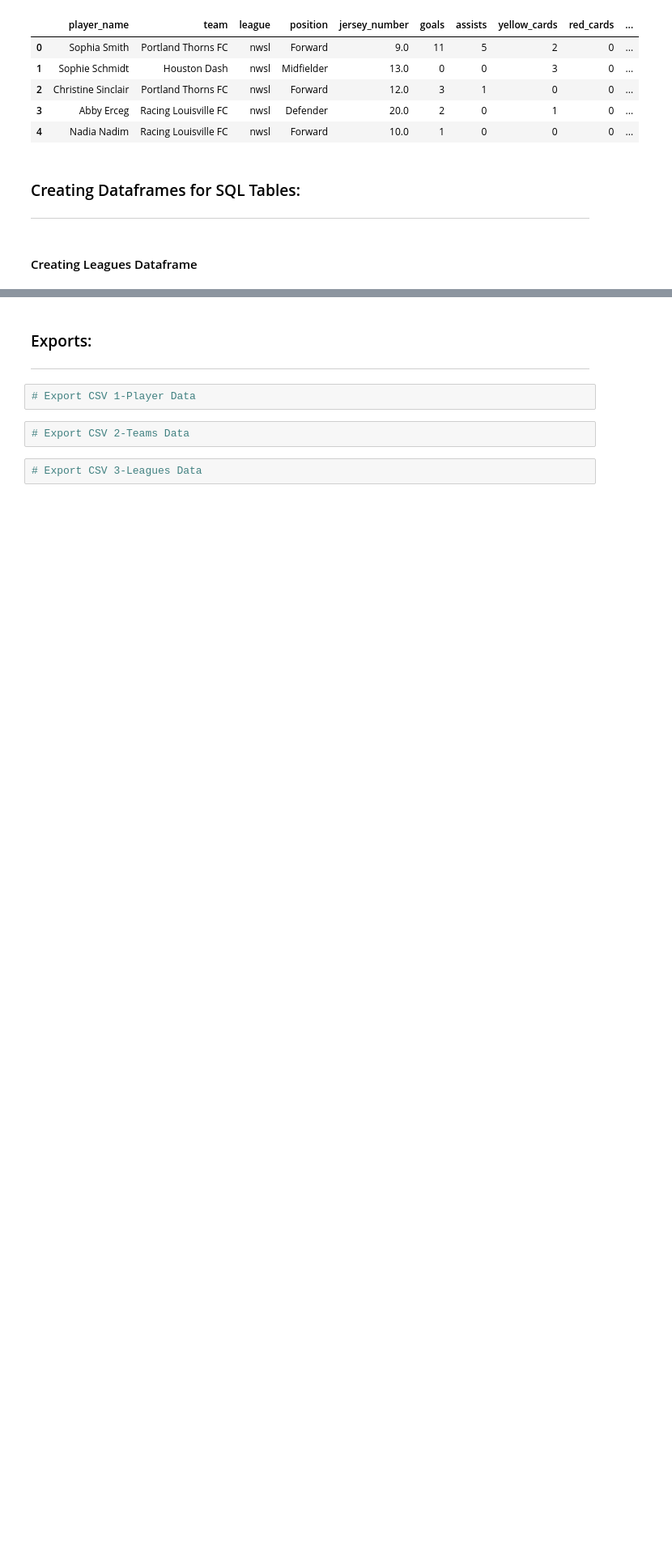
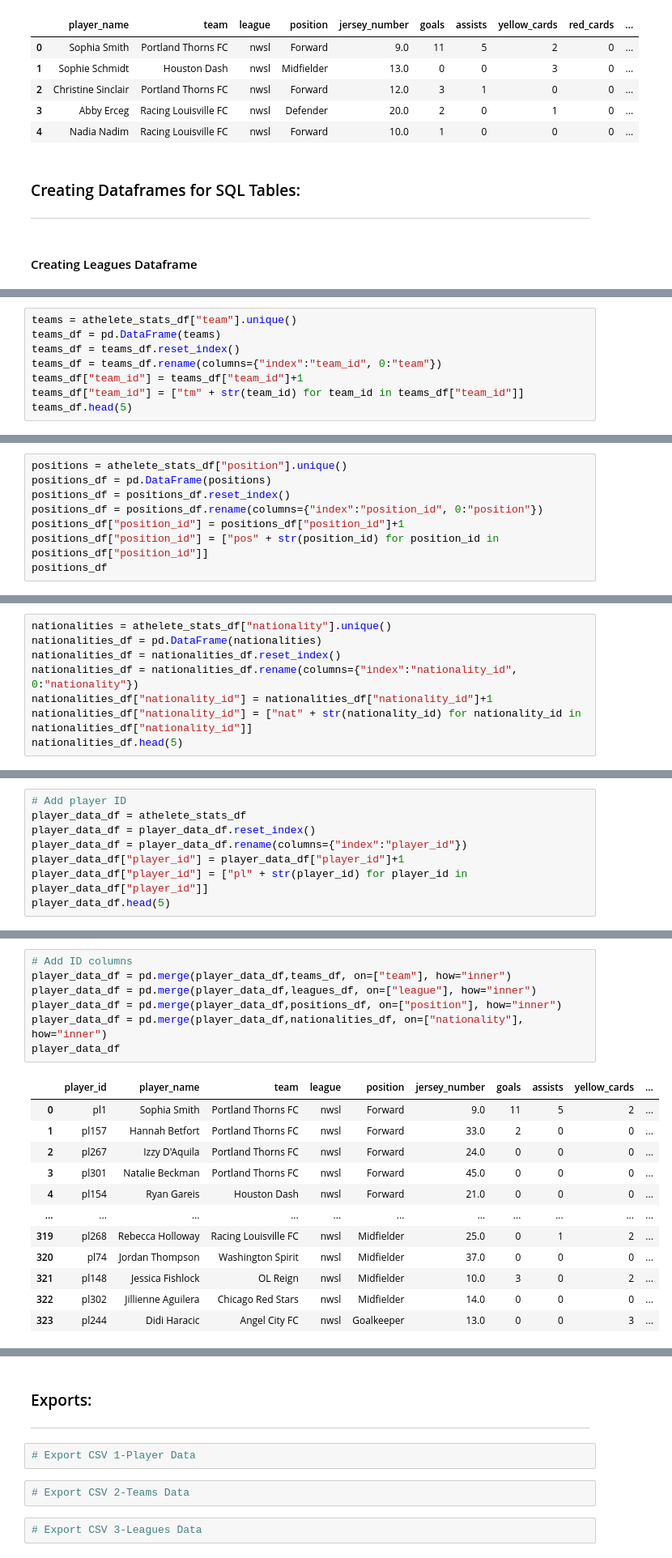
Before and after one commit to cwolf1424/Project_3, a Jupyter notebook: 1-data_cleaning/cleaning.ipynb, the cells around one changed output, grey strips where cells are left out. Shown at 81% size. Saved outputs shown, nothing was run; the diff lists cells and outputs as text; blank space fills up the shorter version.

```diff
--- a/1-data_cleaning/cleaning.ipynb
+++ b/1-data_cleaning/cleaning.ipynb
@@ -273,0 +276,8 @@ leagues_df
+# %%
+teams = athelete_stats_df["team"].unique()
+teams_df = pd.DataFrame(teams)
+teams_df = teams_df.reset_index()
+teams_df = teams_df.rename(columns={"index":"team_id", 0:"team"})
+teams_df["team_id"] = teams_df["team_id"]+1
+teams_df["team_id"] = ["tm" + str(team_id) for team_id in teams_df["team_id"]]
+teams_df.head(5)
@@ -273,0 +304,8 @@ leagues_df
+# %%
+positions = athelete_stats_df["position"].unique()
+positions_df = pd.DataFrame(positions)
+positions_df = positions_df.reset_index()
+positions_df = positions_df.rename(columns={"index":"position_id", 0:"position"})
+positions_df["position_id"] = positions_df["position_id"]+1
+positions_df["position_id"] = ["pos" + str(position_id) for position_id in positions_df["position_id"]]
+positions_df
@@ -273,0 +320,8 @@ leagues_df
+# %%
+nationalities = athelete_stats_df["nationality"].unique()
+nationalities_df = pd.DataFrame(nationalities)
+nationalities_df = nationalities_df.reset_index()
+nationalities_df = nationalities_df.rename(columns={"index":"nationality_id", 0:"nationality"})
+nationalities_df["nationality_id"] = nationalities_df["nationality_id"]+1
+nationalities_df["nationality_id"] = ["nat" + str(nationality_id) for nationality_id in nationalities_df["nationality_id"]]
+nationalities_df.head(5)
@@ -273,0 +337,8 @@ leagues_df
+# %%
+# Add player ID
+player_data_df = athelete_stats_df
+player_data_df = player_data_df.reset_index()
+player_data_df = player_data_df.rename(columns={"index":"player_id"})
+player_data_df["player_id"] = player_data_df["player_id"]+1
+player_data_df["player_id"] = ["pl" + str(player_id) for player_id in player_data_df["player_id"]]
+player_data_df.head(5)
@@ -273,0 +352,20 @@ leagues_df
+# %%
+# Add ID columns
+player_data_df = pd.merge(player_data_df,teams_df, on=["team"], how="inner")
+player_data_df = pd.merge(player_data_df,leagues_df, on=["league"], how="inner")
+player_data_df = pd.merge(player_data_df,positions_df, on=["position"], how="inner")
+player_data_df = pd.merge(player_data_df,nationalities_df, on=["nationality"], how="inner")
+player_data_df
+# %% [output]
+|  | player_id | player_name | team | league | position | jersey_number | goals | assists | yellow_cards | ... |
+| 0 | pl1 | Sophia Smith | Portland Thorns FC | nwsl | Forward | 9.0 | 11 | 5 | 2 | ... |
+| 1 | pl157 | Hannah Betfort | Portland Thorns FC | nwsl | Forward | 33.0 | 2 | 0 | 0 | ... |
+| 2 | pl267 | Izzy D'Aquila | Portland Thorns FC | nwsl | Forward | 24.0 | 0 | 0 | 0 | ... |
+| 3 | pl301 | Natalie Beckman | Portland Thorns FC | nwsl | Forward | 45.0 | 0 | 0 | 0 | ... |
+| 4 | pl154 | Ryan Gareis | Houston Dash | nwsl | Forward | 21.0 | 0 | 0 | 0 | ... |
+| ... | ... | ... | ... | ... | ... | ... | ... | ... | ... | ... |
+| 319 | pl268 | Rebecca Holloway | Racing Louisville FC | nwsl | Midfielder | 25.0 | 0 | 1 | 2 | ... |
+| 320 | pl74 | Jordan Thompson | Washington Spirit | nwsl | Midfielder | 37.0 | 0 | 0 | 0 | ... |
+| 321 | pl148 | Jessica Fishlock | OL Reign | nwsl | Midfielder | 10.0 | 3 | 0 | 2 | ... |
+| 322 | pl302 | Jillienne Aguilera | Chicago Red Stars | nwsl | Midfielder | 14.0 | 0 | 0 | 0 | ... |
+| 323 | pl244 | Didi Haracic | Angel City FC | nwsl | Goalkeeper | 13.0 | 0 | 0 | 3 | ... |
```
Also changed, not shown: parts of 17 cells of this notebook.
